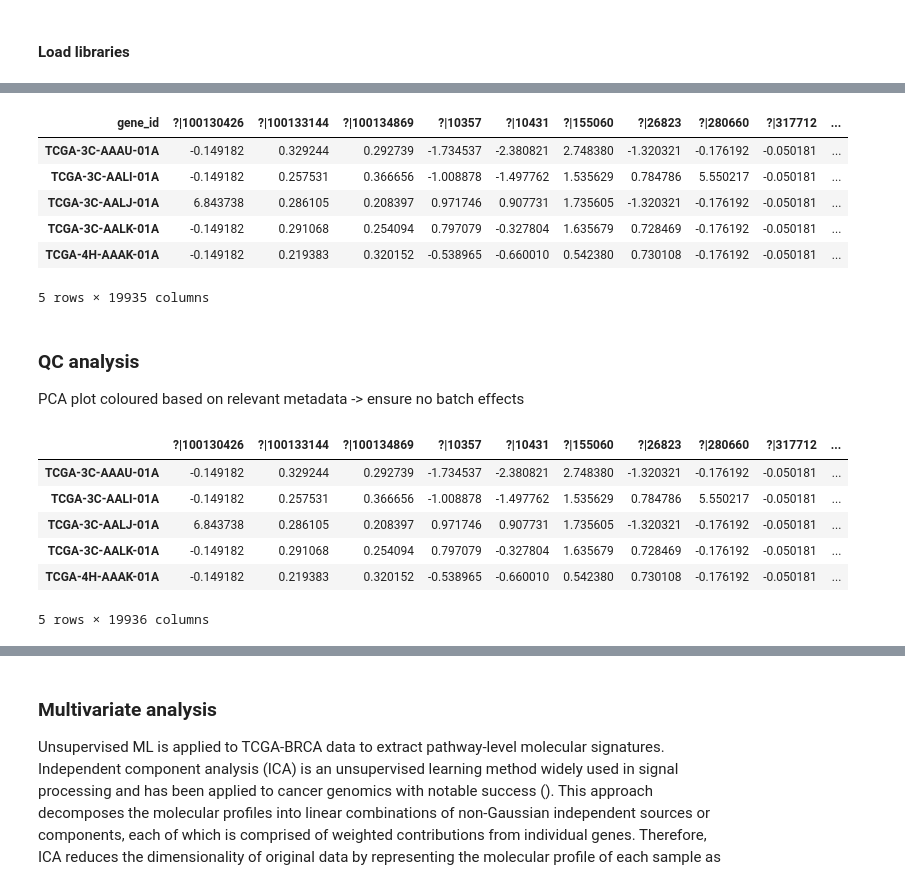
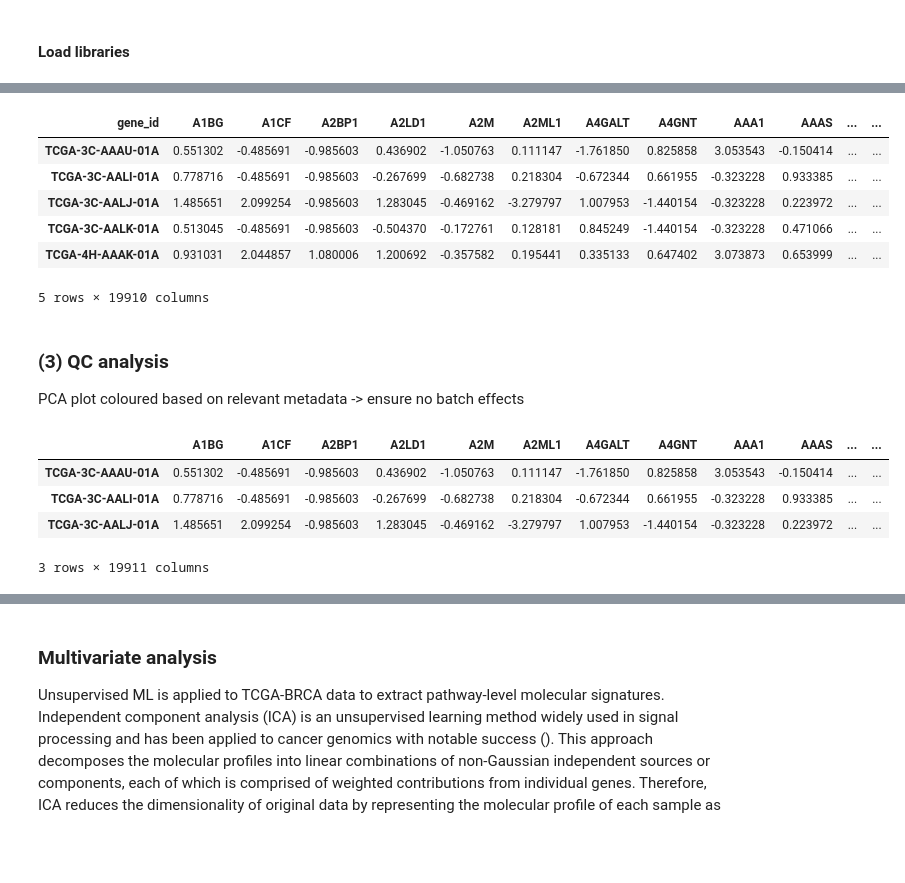
Before and after one commit to joannazamarbide/cancer_analyses, a Jupyter notebook: genomic_analysis.ipynb, the cells around one changed output, grey strips where cells are left out. Saved outputs shown, nothing was run; the diff lists cells and outputs as text; code cells hidden in the pictures; blank space fills up the shorter version.

```diff
--- a/genomic_analysis.ipynb
+++ b/genomic_analysis.ipynb
@@ -53,3 +52,6 @@ NameError: name 'sample_metadata' is not defined
 # %%
 # Load TCGA-BRCA transcriptomics
-tcga_df = utils.load_transcriptomics(source = 'gdc', samples = sample_metadata) #Options are GDC or API
+tcga_df = utils.load_transcriptomics(source = 'gdc', #Options are 'gdc' (if available in workspace) or 'api' (through TCGA API)
+                                     sample_metadata = sample_metadata)
+
+tcga_df.head()
@@ -72,4 +57,0 @@ NameError: name 'sample_metadata' is not defined
-# %%
-tcga_gex = pd.read_csv('EBPlusPlusAdjustPANCAN_IlluminaHiSeq_RNASeqV2.geneExp.tsv', sep = '\t').set_index('gene_id').rename(columns = lambda x: x[:-12])
-tcga_df = tcga_gex[[col for col in tcga_gex.columns if col in sample_metadata.index.to_list()]]
-tcga_df.head()
@@ -253,27 +200,25 @@ tcga_df_transformed = pd.DataFrame(StandardScaler().fit_transform(tcga_df_rm_out
 
 tcga_df_transformed.head()
 # %% [output]
-| gene_id | ?|100130426 | ?|100133144 | ?|100134869 | ?|10357 | ?|10431 | ?|155060 | ?|26823 | ?|280660 | ?|317712 | ... |
-| TCGA-3C-AAAU-01A | -0.149182 | 0.329244 | 0.292739 | -1.734537 | -2.380821 | 2.748380 | -1.320321 | -0.176192 | -0.050181 | ... |
-| TCGA-3C-AALI-01A | -0.149182 | 0.257531 | 0.366656 | -1.008878 | -1.497762 | 1.535629 | 0.784786 | 5.550217 | -0.050181 | ... |
-| TCGA-3C-AALJ-01A | 6.843738 | 0.286105 | 0.208397 | 0.971746 | 0.907731 | 1.735605 | -1.320321 | -0.176192 | -0.050181 | ... |
-| TCGA-3C-AALK-01A | -0.149182 | 0.291068 | 0.254094 | 0.797079 | -0.327804 | 1.635679 | 0.728469 | -0.176192 | -0.050181 | ... |
-| TCGA-4H-AAAK-01A | -0.149182 | 0.219383 | 0.320152 | -0.538965 | -0.660010 | 0.542380 | 0.730108 | -0.176192 | -0.050181 | ... |
+| gene_id | A1BG | A1CF | A2BP1 | A2LD1 | A2M | A2ML1 | A4GALT | A4GNT | AAA1 | AAAS | ... | ... |
+| TCGA-3C-AAAU-01A | 0.551302 | -0.485691 | -0.985603 | 0.436902 | -1.050763 | 0.111147 | -1.761850 | 0.825858 | 3.053543 | -0.150414 | ... | ... |
+| TCGA-3C-AALI-01A | 0.778716 | -0.485691 | -0.985603 | -0.267699 | -0.682738 | 0.218304 | -0.672344 | 0.661955 | -0.323228 | 0.933385 | ... | ... |
+| TCGA-3C-AALJ-01A | 1.485651 | 2.099254 | -0.985603 | 1.283045 | -0.469162 | -3.279797 | 1.007953 | -1.440154 | -0.323228 | 0.223972 | ... | ... |
+| TCGA-3C-AALK-01A | 0.513045 | -0.485691 | -0.985603 | -0.504370 | -0.172761 | 0.128181 | 0.845249 | -1.440154 | -0.323228 | 0.471066 | ... | ... |
+| TCGA-4H-AAAK-01A | 0.931031 | 2.044857 | 1.080006 | 1.200692 | -0.357582 | 0.195441 | 0.335133 | 0.647402 | 3.073873 | 0.653999 | ... | ... |
-5 rows × 19935 columns
+5 rows × 19910 columns
 # %% [markdown]
-### QC analysis
+### (3) QC analysis
 PCA plot coloured based on relevant metadata -> ensure no batch effects
 # %%
 pca_to_plot = tcga_df_transformed.join(sample_metadata[['sample_type']])
-pca_to_plot.head()
+pca_to_plot.head(3)
 # %% [output]
-|  | ?|100130426 | ?|100133144 | ?|100134869 | ?|10357 | ?|10431 | ?|155060 | ?|26823 | ?|280660 | ?|317712 | ... |
-| TCGA-3C-AAAU-01A | -0.149182 | 0.329244 | 0.292739 | -1.734537 | -2.380821 | 2.748380 | -1.320321 | -0.176192 | -0.050181 | ... |
-| TCGA-3C-AALI-01A | -0.149182 | 0.257531 | 0.366656 | -1.008878 | -1.497762 | 1.535629 | 0.784786 | 5.550217 | -0.050181 | ... |
-| TCGA-3C-AALJ-01A | 6.843738 | 0.286105 | 0.208397 | 0.971746 | 0.907731 | 1.735605 | -1.320321 | -0.176192 | -0.050181 | ... |
-| TCGA-3C-AALK-01A | -0.149182 | 0.291068 | 0.254094 | 0.797079 | -0.327804 | 1.635679 | 0.728469 | -0.176192 | -0.050181 | ... |
-| TCGA-4H-AAAK-01A | -0.149182 | 0.219383 | 0.320152 | -0.538965 | -0.660010 | 0.542380 | 0.730108 | -0.176192 | -0.050181 | ... |
+|  | A1BG | A1CF | A2BP1 | A2LD1 | A2M | A2ML1 | A4GALT | A4GNT | AAA1 | AAAS | ... | ... |
+| TCGA-3C-AAAU-01A | 0.551302 | -0.485691 | -0.985603 | 0.436902 | -1.050763 | 0.111147 | -1.761850 | 0.825858 | 3.053543 | -0.150414 | ... | ... |
+| TCGA-3C-AALI-01A | 0.778716 | -0.485691 | -0.985603 | -0.267699 | -0.682738 | 0.218304 | -0.672344 | 0.661955 | -0.323228 | 0.933385 | ... | ... |
+| TCGA-3C-AALJ-01A | 1.485651 | 2.099254 | -0.985603 | 1.283045 | -0.469162 | -3.279797 | 1.007953 | -1.440154 | -0.323228 | 0.223972 | ... | ... |
-5 rows × 19936 columns
+3 rows × 19911 columns
 # %%
 #from pca import pca
 model = pca(normalize=False)
```
Also changed, not shown: parts of 50 cells of this notebook, 1 other file.
